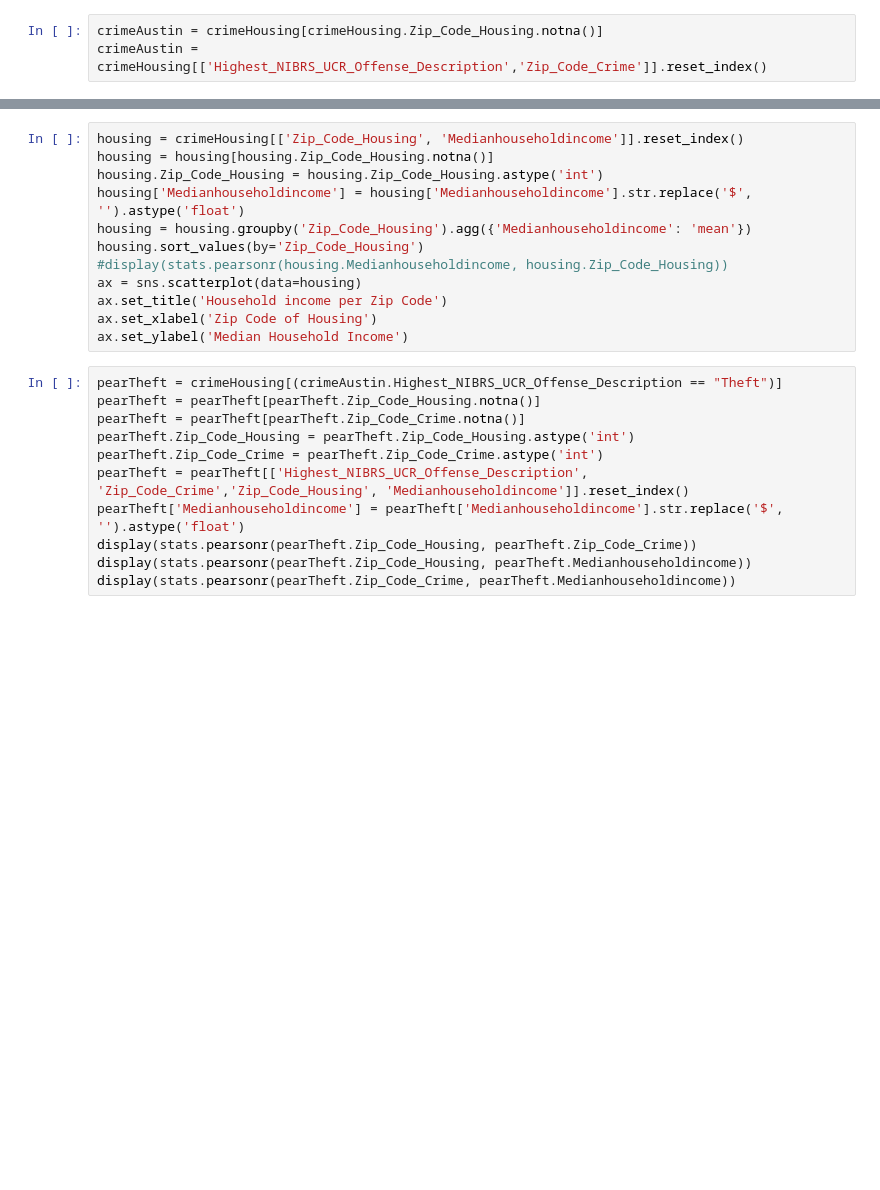
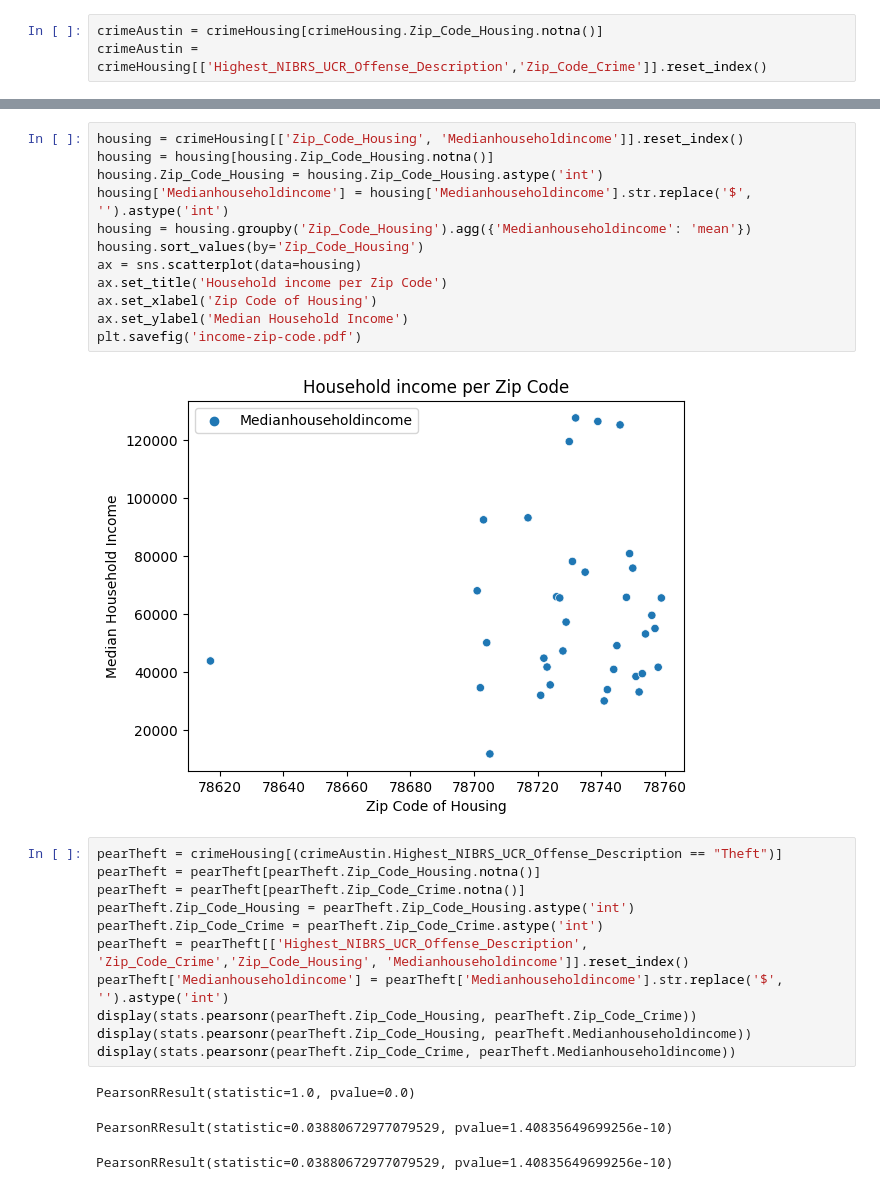
Before and after one commit to ablibranix/project2, a Jupyter notebook: project2.ipynb, the cells around one changed output, grey strips where cells are left out. Saved outputs shown, nothing was run; the diff lists cells and outputs as text; blank space fills up the shorter version.

```diff
--- a/project2.ipynb
+++ b/project2.ipynb
@@ -35,15 +49,17 @@ ax.set_ylabel('Amount of Thefts')
 # %%
 housing = crimeHousing[['Zip_Code_Housing', 'Medianhouseholdincome']].reset_index()
 housing = housing[housing.Zip_Code_Housing.notna()]
 housing.Zip_Code_Housing = housing.Zip_Code_Housing.astype('int')
-housing['Medianhouseholdincome'] = housing['Medianhouseholdincome'].str.replace('$', '').astype('float')
+housing['Medianhouseholdincome'] = housing['Medianhouseholdincome'].str.replace('$', '').astype('int')
 housing = housing.groupby('Zip_Code_Housing').agg({'Medianhouseholdincome': 'mean'})
 housing.sort_values(by='Zip_Code_Housing')
-#display(stats.pearsonr(housing.Medianhouseholdincome, housing.Zip_Code_Housing))
 ax = sns.scatterplot(data=housing)
 ax.set_title('Household income per Zip Code')
 ax.set_xlabel('Zip Code of Housing')
 ax.set_ylabel('Median Household Income')
+plt.savefig('income-zip-code.pdf')
+# %% [output]
+[figure, added]
 # %%
 pearTheft = crimeHousing[(crimeAustin.Highest_NIBRS_UCR_Offense_Description == "Theft")]
 pearTheft = pearTheft[pearTheft.Zip_Code_Housing.notna()]
@@ -51,7 +67,11 @@ pearTheft = pearTheft[pearTheft.Zip_Code_Crime.notna()]
 pearTheft.Zip_Code_Housing = pearTheft.Zip_Code_Housing.astype('int')
 pearTheft.Zip_Code_Crime = pearTheft.Zip_Code_Crime.astype('int')
 pearTheft = pearTheft[['Highest_NIBRS_UCR_Offense_Description', 'Zip_Code_Crime','Zip_Code_Housing', 'Medianhouseholdincome']].reset_index()
-pearTheft['Medianhouseholdincome'] = pearTheft['Medianhouseholdincome'].str.replace('$', '').astype('float')
+pearTheft['Medianhouseholdincome'] = pearTheft['Medianhouseholdincome'].str.replace('$', '').astype('int')
 display(stats.pearsonr(pearTheft.Zip_Code_Housing, pearTheft.Zip_Code_Crime))
 display(stats.pearsonr(pearTheft.Zip_Code_Housing, pearTheft.Medianhouseholdincome))
 display(stats.pearsonr(pearTheft.Zip_Code_Crime, pearTheft.Medianhouseholdincome))
+# %% [output]
+PearsonRResult(statistic=1.0, pvalue=0.0)
+PearsonRResult(statistic=0.03880672977079529, pvalue=1.40835649699256e-10)
+PearsonRResult(statistic=0.03880672977079529, pvalue=1.40835649699256e-10)
```
Also changed, not shown: parts of 5 cells of this notebook, 4 other files.
